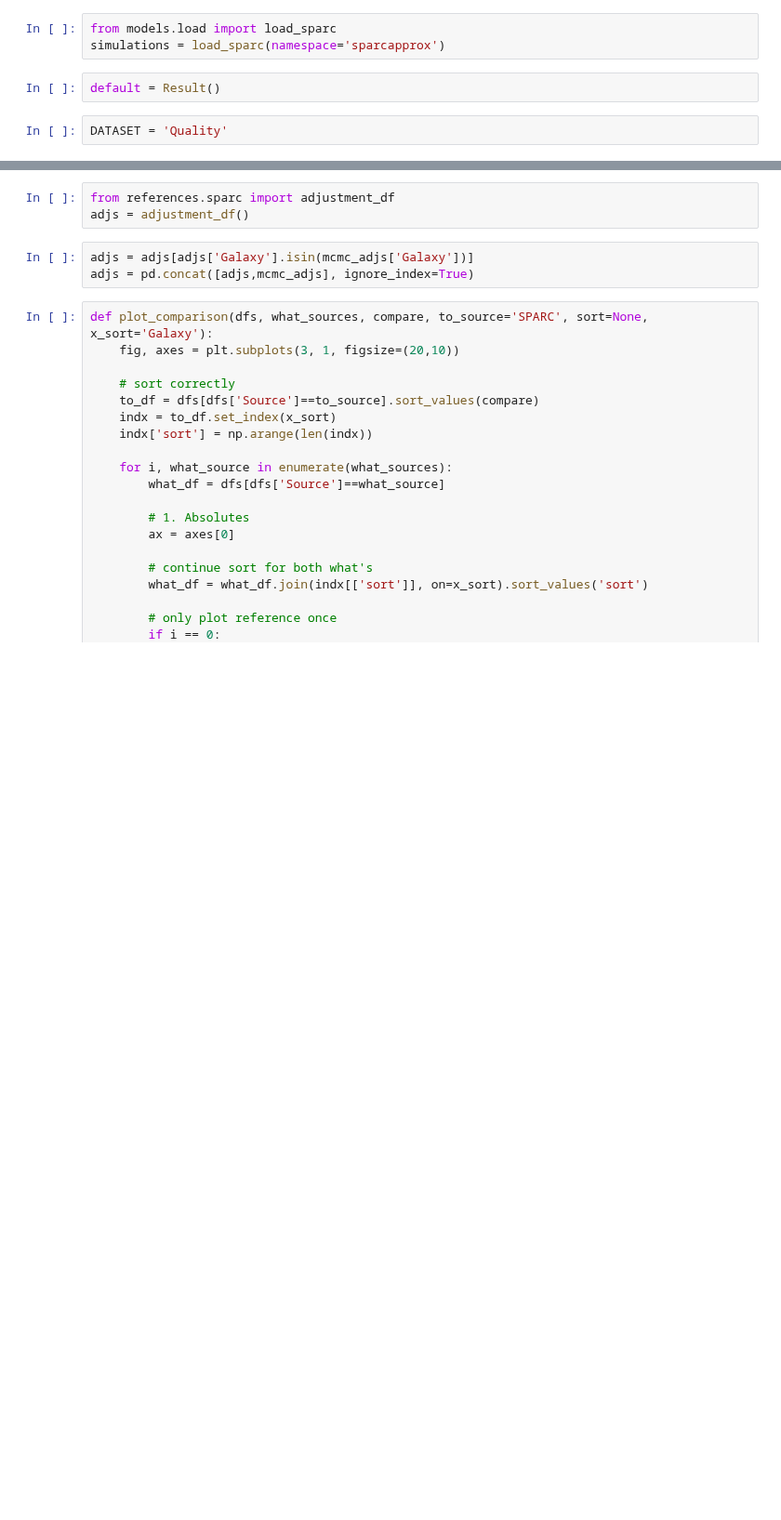
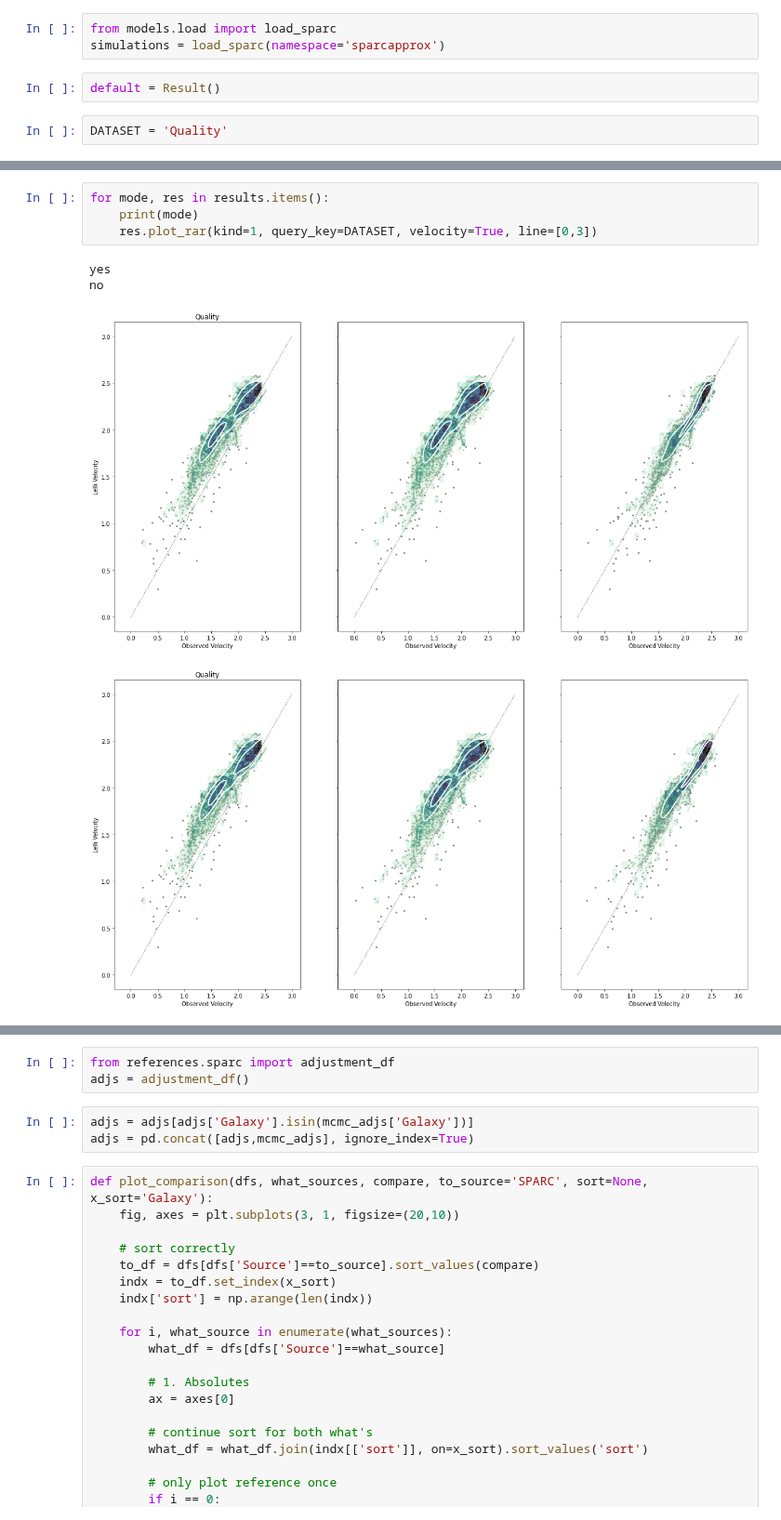
Before and after one commit to timjdavey/galactus, a Jupyter notebook: notebooks/MCMC galaxy.ipynb, the cells around one changed output, grey strips where cells are left out. Shown at 93% size. Drawn from its saved outputs; the diff is of its cells as text; blank space fills up the shorter version.

```diff
--- a/notebooks/MCMC galaxy.ipynb
+++ b/notebooks/MCMC galaxy.ipynb
@@ -130,0 +46,9 @@ velocity
+# %%
+for mode, res in results.items():
+    print(mode)
+    res.plot_rar(kind=1, query_key=DATASET, velocity=True, line=[0,3])
+# %% [output]
+yes
+no
+[figure, added]
+[figure, added]
```
Also changed, not shown: parts of 11 cells of this notebook, 1 other file.
